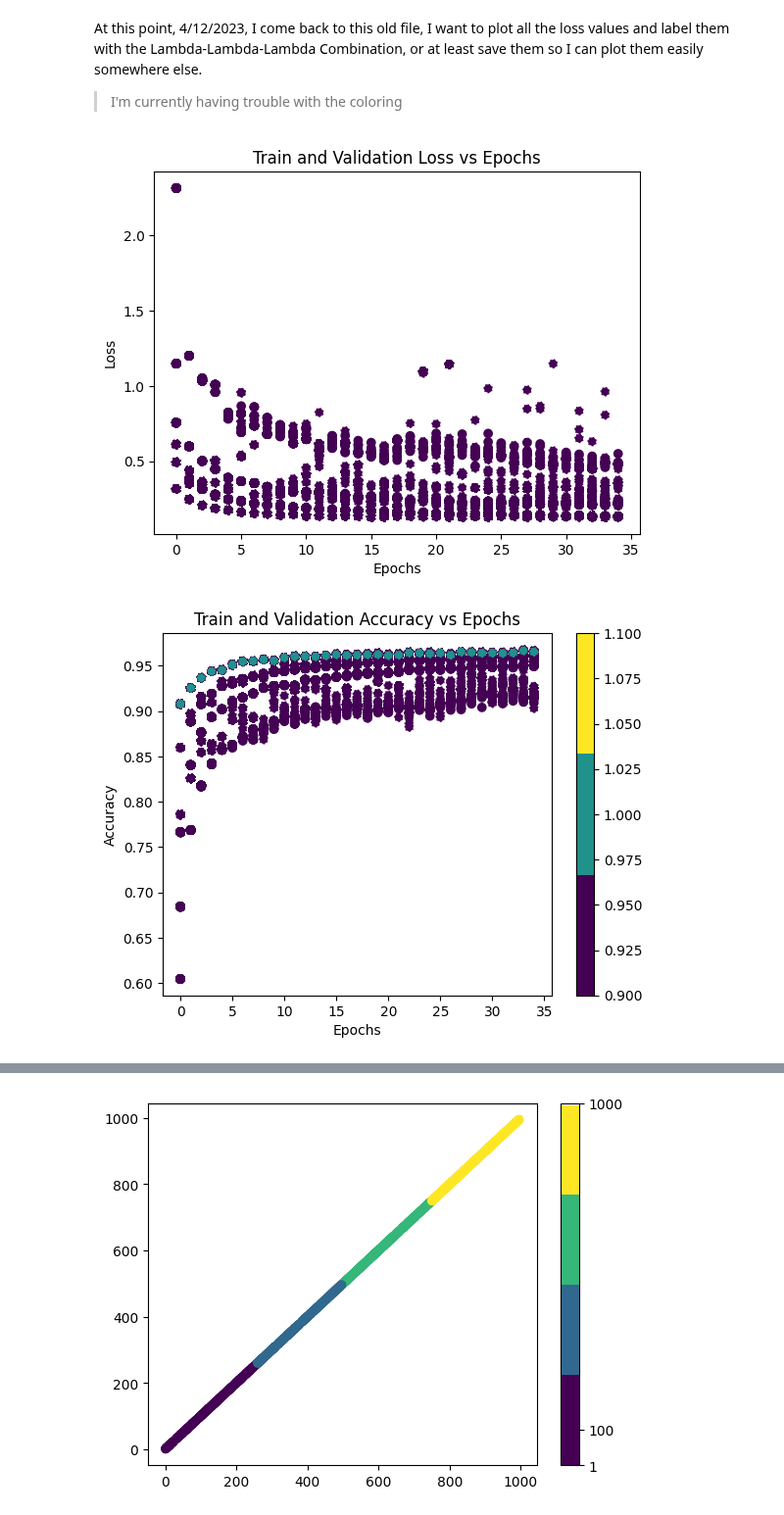
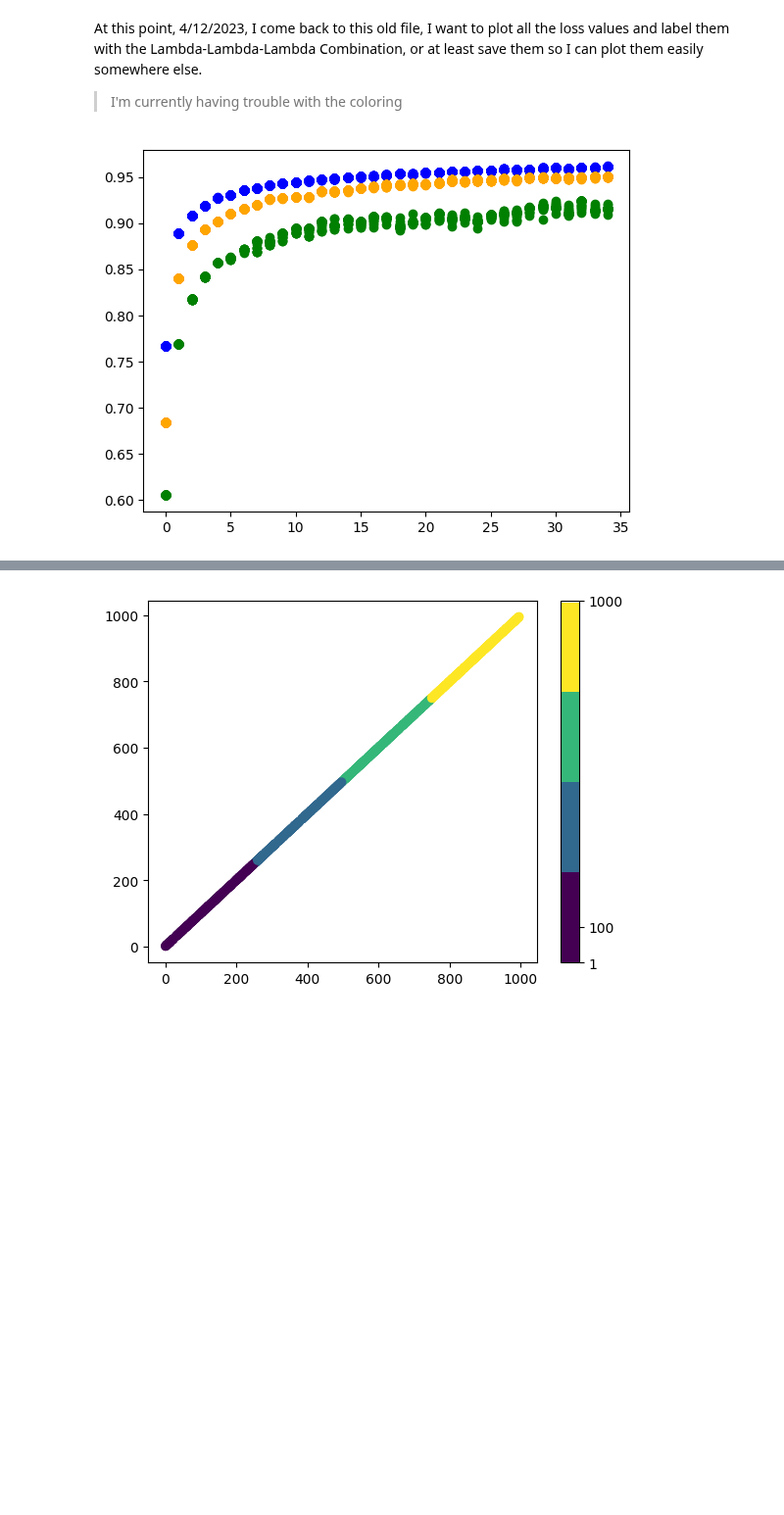
Before and after one commit to RachelRamirez/misclassification_matrix, a Jupyter notebook: Load_and_Analyze_Results_of_pkl_files.ipynb, the cells around one changed output, grey strips where cells are left out. Shown at 98% size. Cells and saved outputs as stored; diff of their text form; code cells hidden in the pictures; blank space fills up the shorter version.

Commit message:
i think i finally got my plot working so that it graphs the loss-values per lambda1 values

```diff
--- a/Load_and_Analyze_Results_of_pkl_files.ipynb
+++ b/Load_and_Analyze_Results_of_pkl_files.ipynb
@@ -234,3 +228,12 @@ data
+# %%
+#Sort the dataframe by Lambda1 Value
+
+data.sort_values(by=['lambda1'], inplace=True, ascending=True)
+data['lambda1'].unique()
+
+df1 = data[data['lambda1']==1]
+df100 = data[data['lambda1']==100]
+df1000 = data[data['lambda1']==1000]
 # %% [markdown]
 At this point, 4/12/2023, I come back to this old file, I want to plot all the loss values and label them with the Lambda-Lambda-Lambda Combination, or at least save them so I can plot them easily somewhere else.
 
@@ -242,43 +245,51 @@ import matplotlib.pyplot as plt
 # train_loss = data['loss']
 # valid_loss = data['val_loss']
 # lambda1_value = data['lambda1']
 # x_axis = range(1, len(train_loss))
 
 
 # for i in (train_loss.index):
 #   x_axis = range(0, len(train_loss[i]))
 #   # print("i is ", i, "and len of x_axis is ", len(x_axis), " which better be ", len(train_loss[i]))
 
 #   plt.scatter(x_axis, train_loss[i], c=np.repeat(lambda1_value[i],len(x_axis)), cmap='viridis', label='Training Loss')
 #   plt.scatter(x_axis, valid_loss[i],c=np.repeat(lambda1_value[i],len(x_axis)), cmap='viridis',  label='Validation Loss', linestyle=':')
 
 
 # # plt.legend()
 # plt.xlabel('Epochs')
 # plt.ylabel('Loss')
 # plt.title('Train and Validation Loss vs Epochs')
 # plt.show()
 
-train_acc = data['categorical_accuracy']
-valid_acc = data['val_categorical_accuracy']
-
 cmap = plt.cm.get_cmap('viridis', 3)
 
-for i in (train_acc.index):
-  x_axis = range(0, len(train_acc[i]))
-  # print("i is ", i, "and len of x_axis is ", len(x_axis), " which better be ", len(train_acc[i]))
-  plt.scatter(x_axis, train_acc[i], c=np.repeat(lambda1_value[i],len(x_axis)), cmap=cmap, label='Training Acc')
-  plt.scatter(x_axis, valid_acc[i],c=np.repeat(lambda1_value[i],len(x_axis)), cmap=cmap,  label='Validation Acc', linestyle=':')
+for df, color in zip([df1, df100, df1000], ['blue', 'orange', 'green']):
+  # train_acc = df['categorical_accuracy']
+  # valid_acc = df['val_categorical_accuracy']
+  for i, row in df.iterrows():
+    # print(" i = ", i,  " row = ", row)
+    # x_axis = range(0,len(train_acc[i]))
+    # # print("i is ", i, "and len of x_axis is ", len(x_axis), " which better be ", len(train_acc[i]))
+
+    plt.scatter(x=range(0, len(row['categorical_accuracy'])), y=row['categorical_accuracy'], color=color)
+
+    # plt.scatter(x_axis, train_acc[i], c=np.repeat(lambda1_value[i],len(x_axis)), cmap=cmap, label='Training Acc')
+    # plt.scatter(x_axis, valid_acc[i],c=np.repeat(lambda1_value[i],len(x_axis)), cmap=cmap,  label='Validation Acc', linestyle=':')
+
+    # plt.scatter(x_axis, train_acc[i], color=color, marker='o'  , label='Training Acc')
+    # plt.scatter(x_axis, valid_acc[i], color=color, marker='x',  label='Validation Acc', linestyle=':')
+
+
 
 # plt.legend()
 plt.xlabel('Epochs')
 plt.ylabel('Accuracy')
 plt.title('Train and Validation Accuracy vs Epochs')
 plt.colorbar()
 plt.show()
 # %% [output]
-[figure, old version]
+[figure, new version]
-[figure, removed]
 # %%
 #import necessary libraries
 import pandas as pd
```
Also changed, not shown: parts of 2 cells of this notebook.
